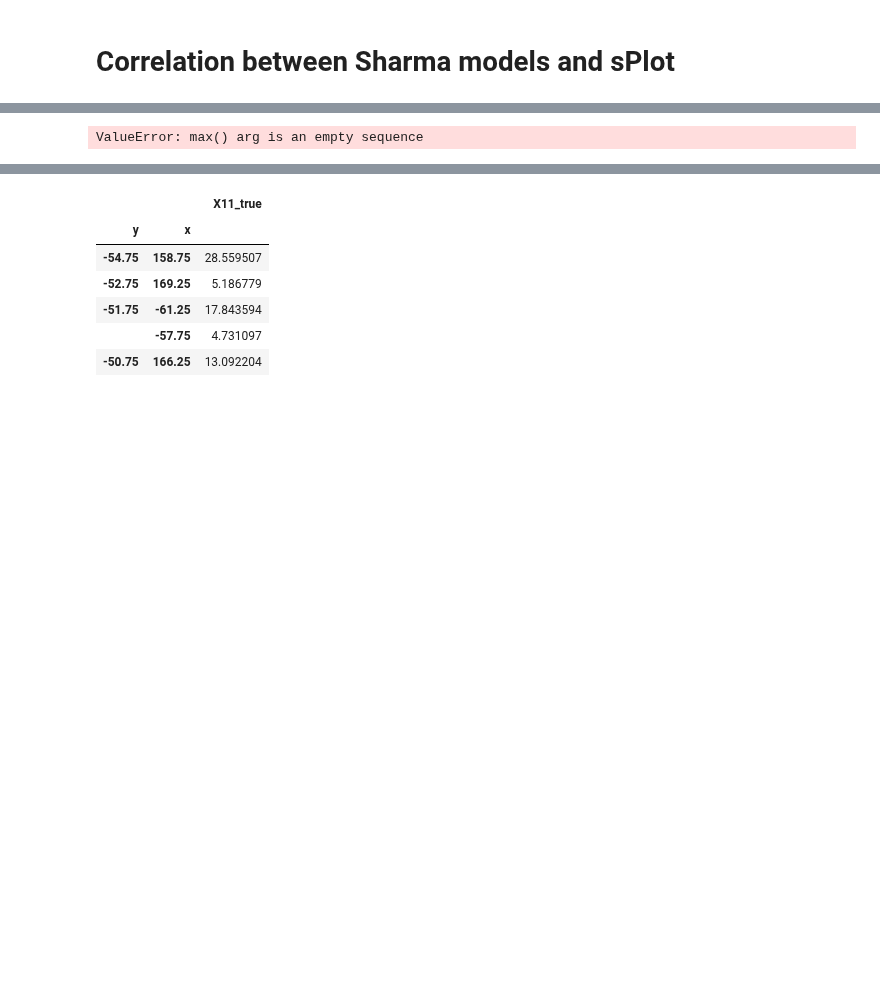
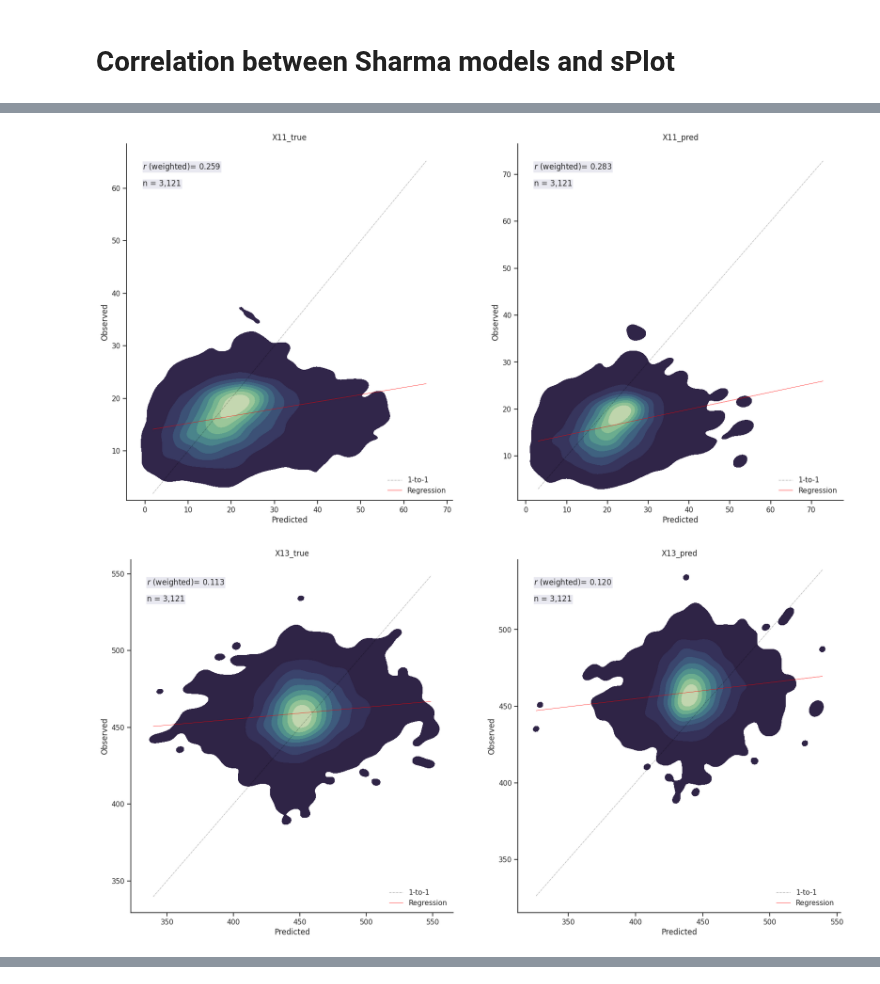
Before and after one commit to GeoSense-Freiburg/cit-sci-traits, a Jupyter notebook: notebooks/misc/sharma_models_splot_corr.ipynb, the cells around one changed output, grey strips where cells are left out. Saved outputs shown, nothing was run; the diff lists cells and outputs as text; code cells hidden in the pictures; blank space fills up the shorter version.

Commit message:
enh: directly use splot maps for splot data

```diff
--- a/notebooks/misc/sharma_models_splot_corr.ipynb
+++ b/notebooks/misc/sharma_models_splot_corr.ipynb
@@ -61,10 +54,14 @@ else:
 for true_col, pred_col in zip(true_cols, pred_cols):
     trait = true_col.split("_")[0]
     grid_stat = "mean"
-    splot_col = f"{trait}_{grid_stat}"
-    splot_df = pd.read_parquet(get_y_fn(cfg), columns=["x", "y", splot_col]).set_index(
-        ["x", "y"]
+
+    splot_df = (
+        read_trait_map(trait, "splot", band=1)
+        .to_dataframe(name=trait)
+        .drop(columns=["band", "spatial_ref"])
+        .dropna()
     )
+
     true_df = global_grid_df(
         pred[["longitude", "latitude", true_col]],
         true_col,
@@ -84,10 +81,10 @@ for true_col, pred_col in zip(true_cols, pred_cols):
     ).rename(columns={"mean": pred_col})
 
     splot_vs_true = true_df.join(splot_df, how="inner").rename(
-        columns={splot_col: "observed", true_col: "predicted"}
+        columns={trait: "observed", true_col: "predicted"}
     )
     splot_vs_pred = pred_df.join(splot_df, how="inner").rename(
-        columns={splot_col: "observed", pred_col: "predicted"}
+        columns={trait: "observed", pred_col: "predicted"}
     )
 
     out_dir = Path("share", "sharma")
@@ -147,31 +144,32 @@ for true_col, pred_col in zip(true_cols, pred_cols):
             splot_vs_true.observed,
             splot_vs_true.predicted,
             true_col,
             log=False,
             density=True,
             show_r=True,
             manual_r=weighted_r_true,
             r_weighted=True,
         )
 
         ax[1] = plot_observed_vs_predicted(
             ax[1],
             splot_vs_pred.observed,
             splot_vs_pred.predicted,
             pred_col,
             log=False,
             density=True,
             show_r=True,
             manual_r=weighted_r_pred,
             r_weighted=True,
         )
 
         sns.despine()
 
         fig_path = out_dir / "plots" / f"{trait}_vs_splot_{cfg.model_res}deg.png"
         fig_path.parent.mkdir(parents=True, exist_ok=True)
         plt.savefig(fig_path, dpi=300)
 
 all_stats.to_csv(all_stats_path, index=False)
 # %% [output]
-ValueError: max() arg is an empty sequence
+[figure, added]
+[figure, added]
@@ -178,10 +181,0 @@ ValueError: max() arg is an empty sequence
-# %%
-true_df.head()
-# %% [output]
-|  |  | X11_true |
-| y | x |  |
-| -54.75 | 158.75 | 28.559507 |
-| -52.75 | 169.25 | 5.186779 |
-| -51.75 | -61.25 | 17.843594 |
-|  | -57.75 | 4.731097 |
-| -50.75 | 166.25 | 13.092204 |
```
Also changed, not shown: parts of 2 cells of this notebook.
